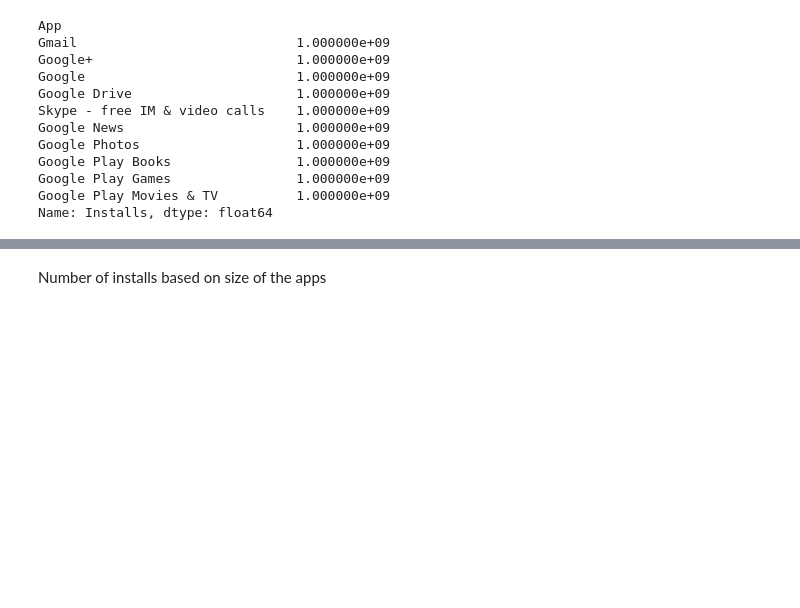
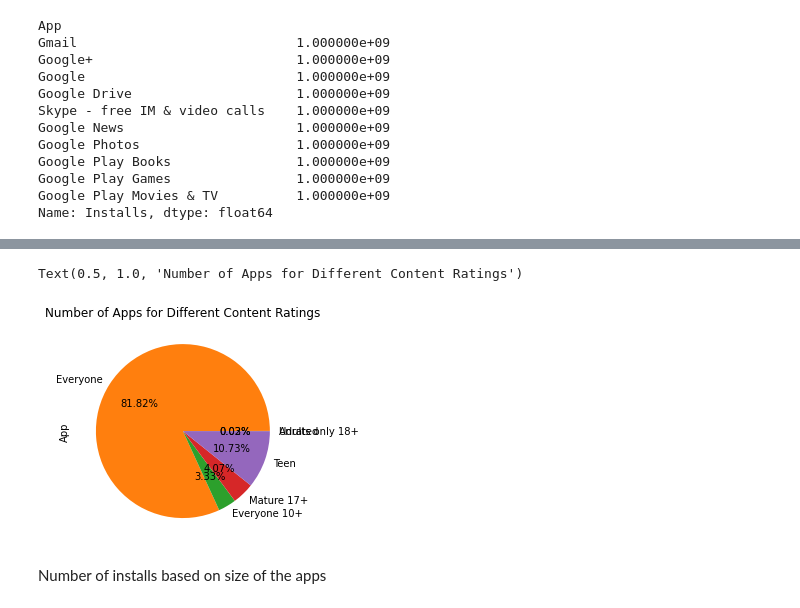
Before and after one commit to Srijan-Rai/Playstore, a Jupyter notebook: Copy_of_Play_Store_App_Review_Analysis_Capstone_Project.ipynb, the cells around one changed output, grey strips where cells are left out. Cells and saved outputs as stored; diff of their text form; code cells hidden in the pictures; blank space fills up the shorter version.

```diff
--- a/Copy_of_Play_Store_App_Review_Analysis_Capstone_Project.ipynb
+++ b/Copy_of_Play_Store_App_Review_Analysis_Capstone_Project.ipynb
@@ -365,3 +366,9 @@ Name: Installs, dtype: float64
+# %%
+playstore_Df.groupby("Content Rating")["App"].count().plot(kind="pie",autopct="%.2f%%")
+plt.title("Number of Apps for Different Content Ratings")
+# %% [output]
+Text(0.5, 1.0, 'Number of Apps for Different Content Ratings')
+[figure, added]
 # %% [markdown]
 Number of installs based on size of the apps
 # %%
```
Also changed, not shown: parts of 8 cells of this notebook.
